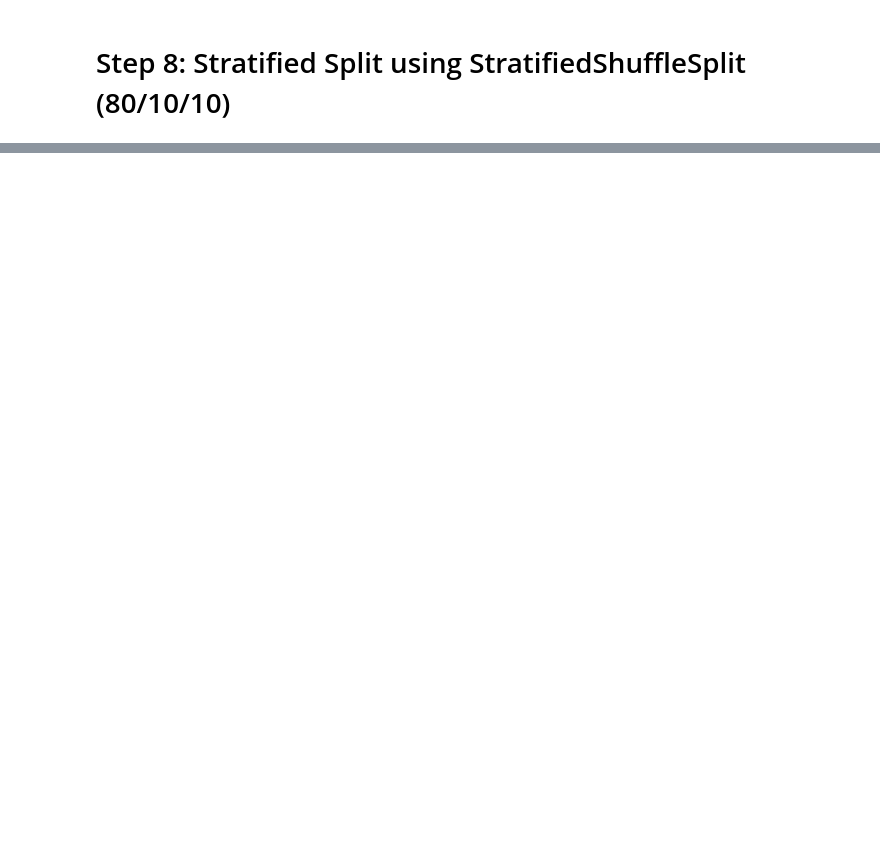
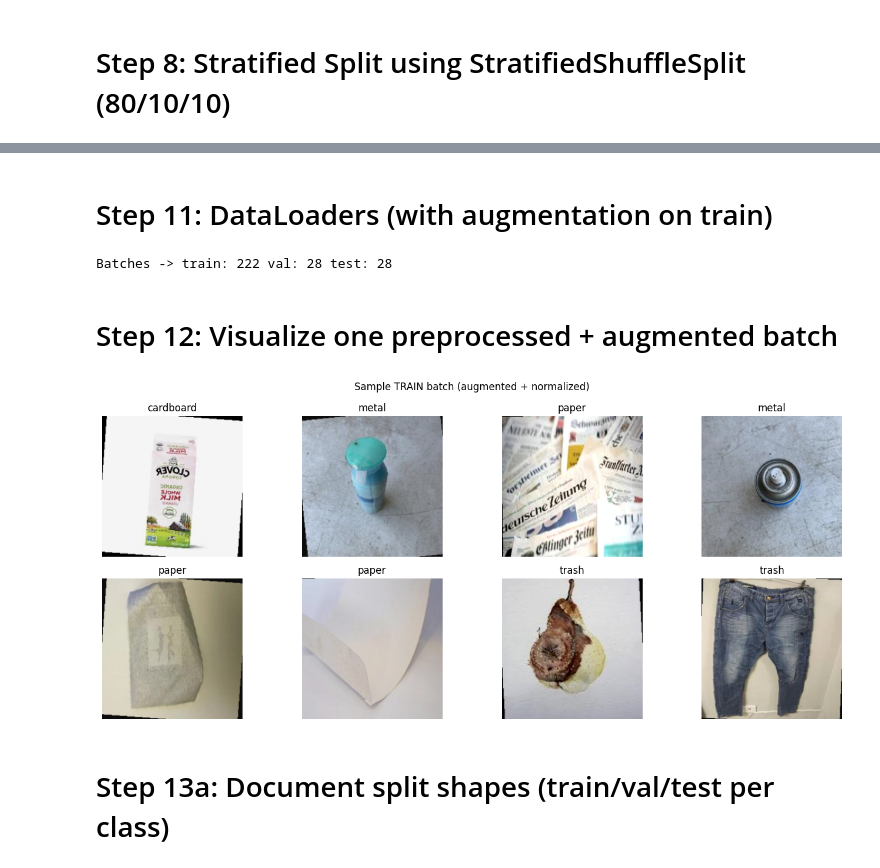
Before and after one commit to AgustinSV/CS325-project, a Jupyter notebook: garbage_classification.ipynb, the cells around one changed output, grey strips where cells are left out. Saved outputs shown, nothing was run; the diff lists cells and outputs as text; code cells hidden in the pictures; blank space fills up the shorter version.

Commit message:
Hadi & I's Data Preprocessing Complete

```diff
--- a/garbage_classification.ipynb
+++ b/garbage_classification.ipynb
@@ -387,0 +559,20 @@ print_dist(test_set, "Test")
+# %%
+# Compute class counts from the TRAIN split
+train_class_counts = Counter(lbl for _, lbl in train_set)
+print("Train class counts:", train_class_counts)
+
+# Option A: Class weights for CrossEntropyLoss
+num_classes = len(classes)
+counts = np.array([train_class_counts[c] for c in classes], dtype=np.float32)
+class_weights = counts.sum() / (num_classes * counts)  # inverse-frequency-ish
+class_weights_tensor = torch.tensor(class_weights, dtype=torch.float32)
+print("Class weights (A):", class_weights)
+
+# Option B: WeightedRandomSampler
+label_to_idx = class_to_idx
+per_class_weight = {cls: (counts.sum() / (num_classes * cnt))
+                    for cls, cnt in train_class_counts.items()}
+sample_weights = [per_class_weight[lbl] for _, lbl in train_set]
+sampler = WeightedRandomSampler(weights=torch.DoubleTensor(sample_weights),
+                                num_samples=len(sample_weights),
+                                replacement=True)
@@ -387,0 +582,60 @@ print_dist(test_set, "Test")
+# %% [markdown]
+# Step 11: DataLoaders (with augmentation on train)
+# %%
+# Datasets
+train_ds = GarbageDataset(train_set, transform=train_tfms)
+val_ds   = GarbageDataset(valid_set, transform=eval_tfms)
+test_ds  = GarbageDataset(test_set,  transform=eval_tfms)
+
+# DataLoaders
+BATCH_SIZE = 32
+num_workers = 2 if "COLAB_GPU" in os.environ or "COLAB_TPU_ADDR" in os.environ else 0
+
+use_weighted_sampler = True  # set False if we want to do option A
+
+if use_weighted_sampler:
+    train_loader = DataLoader(train_ds, batch_size=BATCH_SIZE,
+                              sampler=sampler, num_workers=num_workers, pin_memory=True)
+else:
+    train_loader = DataLoader(train_ds, batch_size=BATCH_SIZE,
+                              shuffle=True, num_workers=num_workers, pin_memory=True)
+
+val_loader = DataLoader(val_ds, batch_size=BATCH_SIZE,
+                        shuffle=False, num_workers=num_workers, pin_memory=True)
+test_loader = DataLoader(test_ds, batch_size=BATCH_SIZE,
+                         shuffle=False, num_workers=num_workers, pin_memory=True)
+
+print("Batches -> train:", len(train_loader), "val:", len(val_loader), "test:", len(test_loader))
+# %% [output]
+Batches -> train: 222 val: 28 test: 28
+# %% [markdown]
+# Step 12: Visualize one preprocessed + augmented batch
+# %%
+# Helper to denormalize ImageNet-normalized tensors for display
+IMAGENET_MEAN = np.array([0.485, 0.456, 0.406])
+IMAGENET_STD  = np.array([0.229, 0.224, 0.225])
+
+def denormalize(img_tensor):
+    img = img_tensor.detach().cpu().numpy().transpose(1,2,0)
+    img = (img * IMAGENET_STD) + IMAGENET_MEAN
+    img = np.clip(img, 0, 1)
+    return img
+
+# Get one batch
+imgs, labels, paths = next(iter(train_loader))
+
+# Plot first 8
+n_show = min(8, imgs.size(0))
+plt.figure(figsize=(14, 6))
+for i in range(n_show):
+    plt.subplot(2, 4, i+1)
+    plt.imshow(denormalize(imgs[i]))
+    plt.title(idx_to_class[int(labels[i])])
+    plt.axis("off")
+plt.suptitle("Sample TRAIN batch (augmented + normalized)")
+plt.tight_layout()
+plt.show()
+# %% [output]
+[figure, added]
+# %% [markdown]
+# Step 13a: Document split shapes (train/val/test per class)
```
Also changed, not shown: parts of 21 cells of this notebook.
